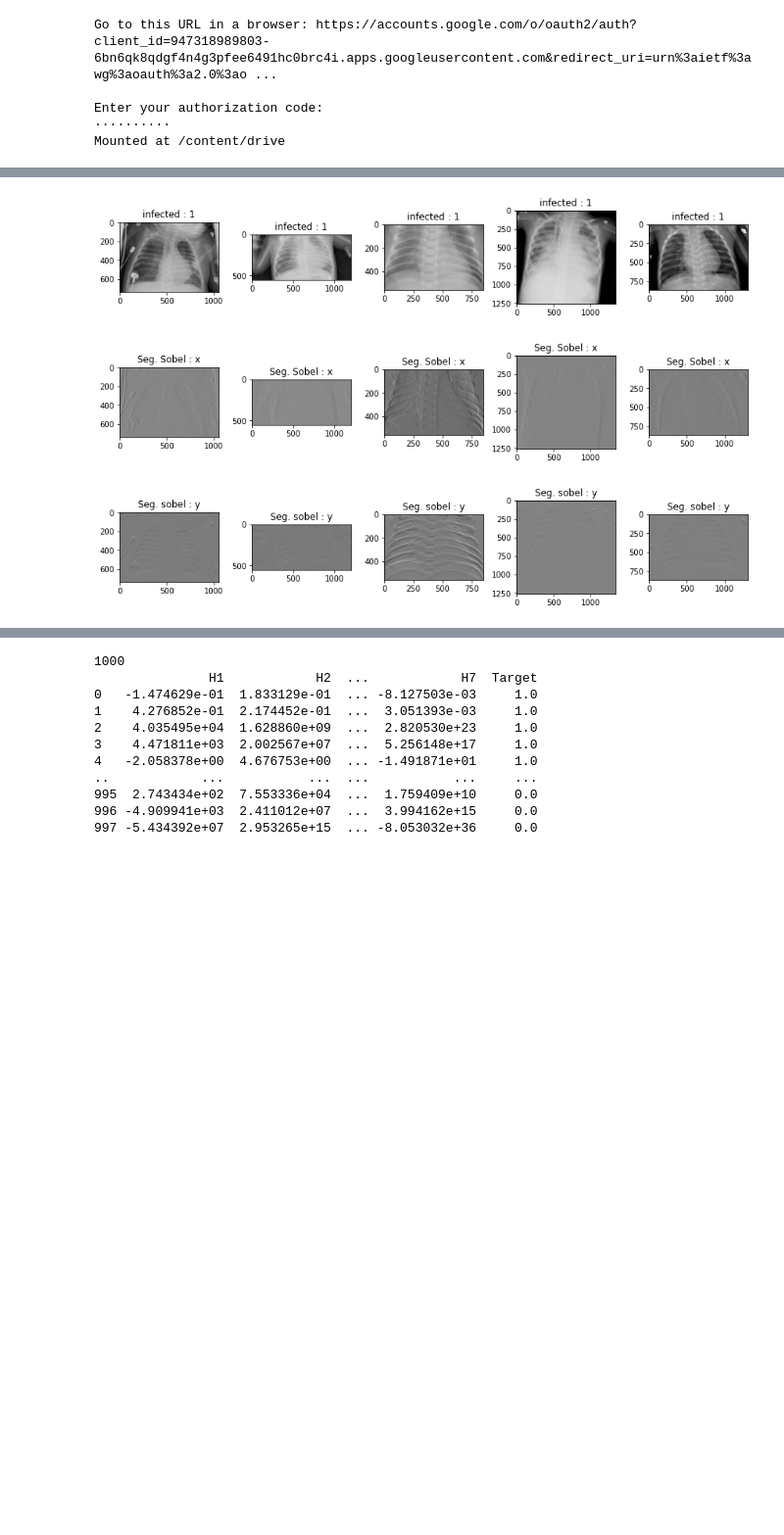
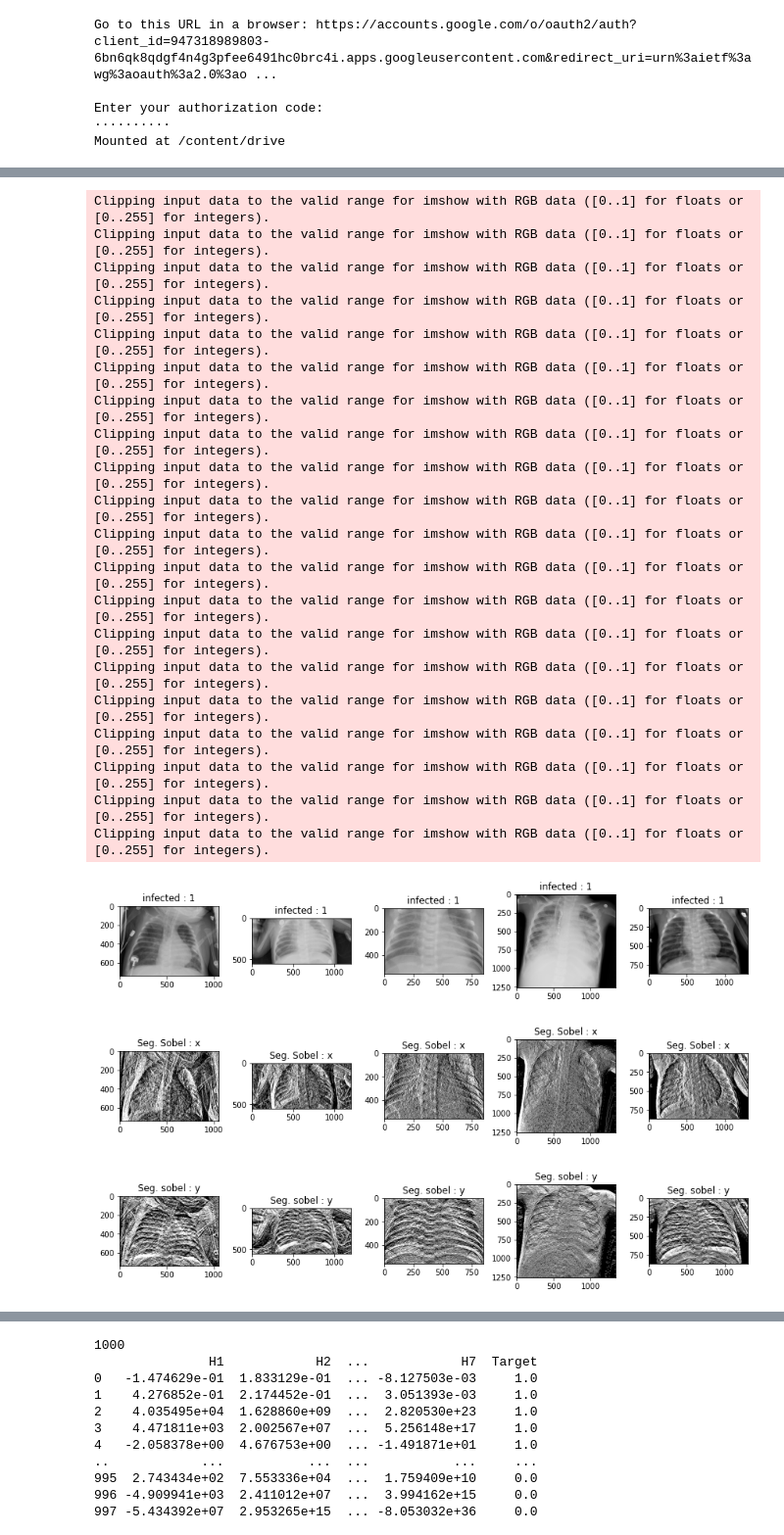
Before and after one commit to andiainundzariah/Skripsi, a Jupyter notebook: Dataset5050.ipynb, the cells around one changed output, grey strips where cells are left out. Shown at 98% size. Cells and saved outputs as stored; diff of their text form; code cells hidden in the pictures; blank space fills up the shorter version.

```diff
--- a/Dataset5050.ipynb
+++ b/Dataset5050.ipynb
@@ -48,73 +54,98 @@ print(len(tidakPneumonia_data))
 #Tahap ini hanya utk Visualisasi Citra Penyakit Pneumonia
 #library matplotlib, hanya u/ visualisasi
 
+#data asli pneumonia
+plt.figure(figsize = (12,12))                #mengatur skala citra yg ditmpilkan dengan skala 12 12
+for i in range(5):                           #melakukan perulangan sbnyk 5X (dgn nilai awal i=0 sampai i=4)
+    plt.subplot(1, 5, i+1)                   #plot letak citra, librry cv2
+    img = cv2.imread('/content/drive/My Drive/Dataset/DATA5050/Pneumonia' + "/" + pneumonia_data[i])
+    plt.imshow(img)               #menanmpilkan data dlm format abu2
+    plt.title('infected : 1')                  #pmbrian title, 1 itu memberikan nilai actual bahwa terinfeksi itu = 1
+    plt.tight_layout()                        #tampilannya disesuaikan dgn lebar layar
 
-plt.figure(figsize = (12,12)) #mengatur skala citra yg ditmpilkan
-for i in range(5):            #melakukan perulangan sbnyk 5X (dgn nilai awal i=0)
-    plt.subplot(1, 5, i+1)    #plot letak citra, librry cv2
-    img = cv2.imread('/content/drive/My Drive/Dataset/DATA5050/Pneumonia' + "/" + pneumonia_data[i])
-    plt.imshow(img,cmap='gray')           #plot citra sesuai ketmpt yg disediakan baris ke2
-    plt.title('infected : 1') #pmbrian title, 1 itu memberikan nilai actual bahwa terinfeksi itu = 1
-    plt.tight_layout()        #tampilannya disesuaikan dgn lebar layar
 
+#data sobel x pneumonia
 plt.figure(figsize = (12,12))
 for i in range(5):
     plt.subplot(1, 5, i+1)
     img = cv2.imread('/content/drive/My Drive/Dataset/DATA5050/Pneumonia' + "/" + pneumonia_data[i])
-    gray = cv2.cvtColor(img, cv2.COLOR_BGR2GRAY)
-    img = cv2.GaussianBlur(gray, (3,3),0)
-    edges = cv2.Sobel(img, cv2.CV_64F,1,0, ksize=5)
-    plt.imshow(edges,cmap='gray')
+    #gray = cv2.cvtColor(img, cv2.COLOR_BGR2GRAY)
+    #img = cv2.GaussianBlur(img, (3,3),0)            #untuk menghilangkan noise dibuat buram
+    edges = cv2.Sobel(img, cv2.CV_64F,1,0)           #proses segmentasi sobel
+    plt.imshow(edges)
     plt.title('Seg. Sobel : x')
     plt.tight_layout()
 
+
+#data sobel y
 plt.figure(figsize= (12,12))
 for i in range (5):
   plt.subplot(1, 5, i+1)
   img = cv2.imread ('/content/drive/My Drive/Dataset/DATA5050/Pneumonia' + "/" +pneumonia_data[i])
-  gray = cv2.cvtColor (img, cv2.COLOR_BGR2GRAY)
-  img = cv2.GaussianBlur(gray, (3,3), 0)
+  #gray = cv2.cvtColor (img, cv2.COLOR_BGR2GRAY)
+  #img = cv2.GaussianBlur(gray, (3,3), 0)
   edges = cv2.Sobel (img, cv2.CV_64F,0,1, ksize=5)
-  plt.imshow(edges, cmap="gray")
+  plt.imshow(edges)
   plt.title ('Seg. sobel : y')
   plt.tight_layout()
 
 
+
 #Tahap Visualisasi Citra Tidak Pneumonia
-
+#data asli tdk pneumonia
 plt.figure(figsize = (12,12))
 for i in range(5):
     plt.subplot(1, 5, i+1)
     img = cv2.imread('/content/drive/My Drive/Dataset/DATA5050/Tidak Pneumonia' + "/" + tidakPneumonia_data[i])
     plt.imshow(img)
     plt.title('uninfected : 0')
     plt.tight_layout()
 
 plt.figure(figsize = (12,12))
 for i in range(5):
     plt.subplot(1, 5, i+1)
     img = cv2.imread('/content/drive/My Drive/Dataset/DATA5050/Tidak Pneumonia' + "/" + tidakPneumonia_data[i])
-    gray = cv2.cvtColor (img, cv2.COLOR_BGR2GRAY)
-    img = cv2.GaussianBlur (gray, (3,3),0)
-    edges = cv2.Sobel(img, cv2.CV_64F,1,0,ksize=5)
-    plt.imshow(edges,cmap='gray')
+    #gray = cv2.cvtColor (img, cv2.COLOR_BGR2GRAY)
+    #img = cv2.GaussianBlur (gray, (3,3),0)
+    edges = cv2.Sobel(img, cv2.CV_64F,1,0)
+    plt.imshow(edges)
     plt.title('Seg. sobel : x')
     plt.tight_layout()
 
 plt.figure(figsize = (12,12))
 for i in range(5):
     plt.subplot(1, 5, i+1)
     img = cv2.imread('/content/drive/My Drive/Dataset/DATA5050/Tidak Pneumonia' + "/" + tidakPneumonia_data[i])
-    gray = cv2.cvtColor (img, cv2.COLOR_BGR2GRAY)
-    img = cv2.GaussianBlur (gray, (3,3),0)
-    edges = cv2.Sobel(img, cv2.CV_64F,0,1,ksize=5)
-    plt.imshow(edges,cmap='gray')
+    #gray = cv2.cvtColor (img, cv2.COLOR_BGR2GRAY)
+    #img = cv2.GaussianBlur (gray, (3,3),0)
+    edges = cv2.Sobel(img, cv2.CV_64F,0,1)
+    plt.imshow(edges)
     plt.title('Seg. sobel : y')
     plt.tight_layout()
 
 plt.show()
 # %% [output]
+Clipping input data to the valid range for imshow with RGB data ([0..1] for floats or [0..255] for integers).
+Clipping input data to the valid range for imshow with RGB data ([0..1] for floats or [0..255] for integers).
+Clipping input data to the valid range for imshow with RGB data ([0..1] for floats or [0..255] for integers).
+Clipping input data to the valid range for imshow with RGB data ([0..1] for floats or [0..255] for integers).
+Clipping input data to the valid range for imshow with RGB data ([0..1] for floats or [0..255] for integers).
+Clipping input data to the valid range for imshow with RGB data ([0..1] for floats or [0..255] for integers).
+Clipping input data to the valid range for imshow with RGB data ([0..1] for floats or [0..255] for integers).
+Clipping input data to the valid range for imshow with RGB data ([0..1] for floats or [0..255] for integers).
+Clipping input data to the valid range for imshow with RGB data ([0..1] for floats or [0..255] for integers).
+Clipping input data to the valid range for imshow with RGB data ([0..1] for floats or [0..255] for integers).
+Clipping input data to the valid range for imshow with RGB data ([0..1] for floats or [0..255] for integers).
+Clipping input data to the valid range for imshow with RGB data ([0..1] for floats or [0..255] for integers).
+Clipping input data to the valid range for imshow with RGB data ([0..1] for floats or [0..255] for integers).
+Clipping input data to the valid range for imshow with RGB data ([0..1] for floats or [0..255] for integers).
+Clipping input data to the valid range for imshow with RGB data ([0..1] for floats or [0..255] for integers).
+Clipping input data to the valid range for imshow with RGB data ([0..1] for floats or [0..255] for integers).
+Clipping input data to the valid range for imshow with RGB data ([0..1] for floats or [0..255] for integers).
+Clipping input data to the valid range for imshow with RGB data ([0..1] for floats or [0..255] for integers).
+Clipping input data to the valid range for imshow with RGB data ([0..1] for floats or [0..255] for integers).
+Clipping input data to the valid range for imshow with RGB data ([0..1] for floats or [0..255] for integers).
 [figure]
-[figure, old version]
+[figure, new version]
-[figure, old version]
+[figure, new version]
 [figure]
```
Also changed, not shown: parts of 4 cells of this notebook.
